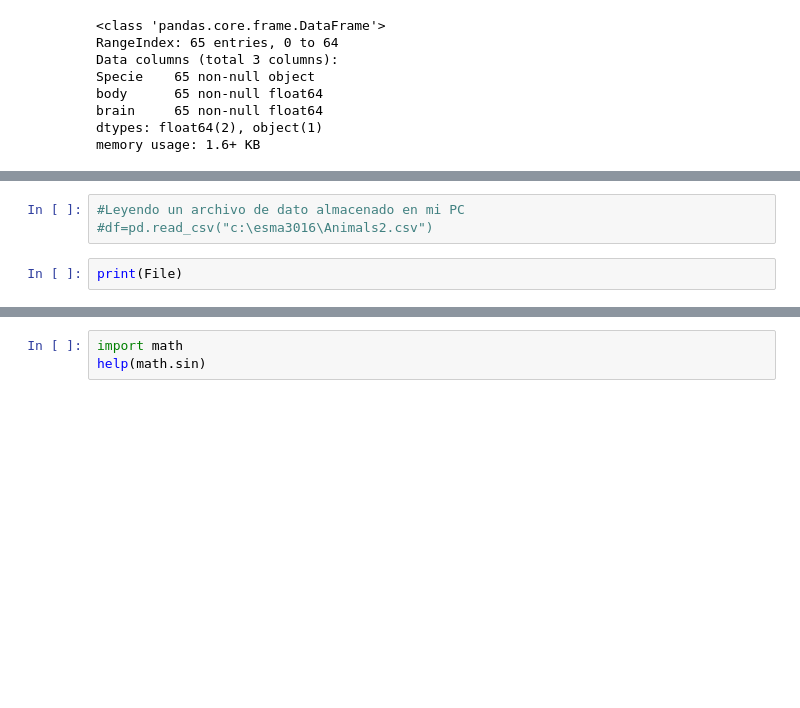
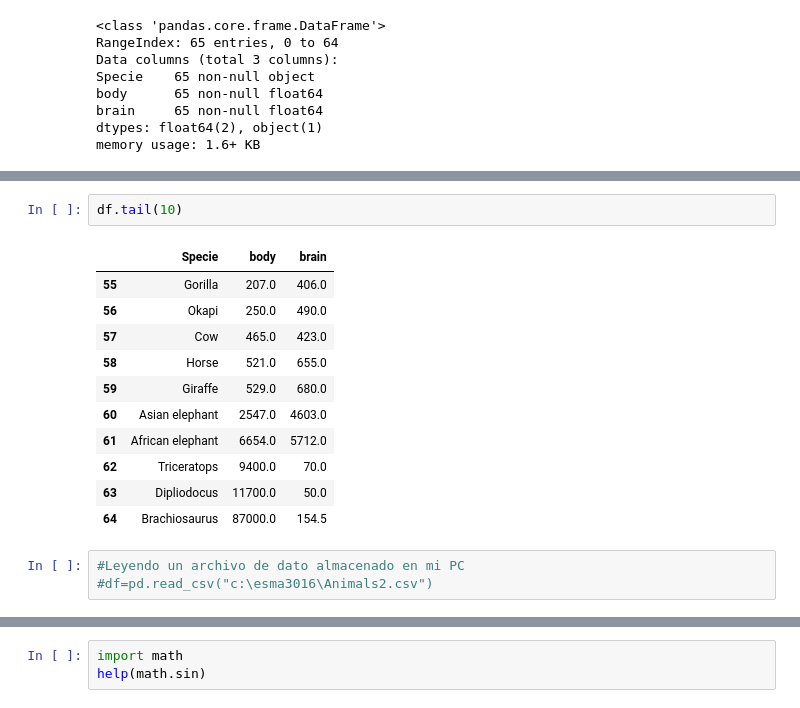
Before and after one commit to eacunafer/DataAnalysiswithPython3, a Jupyter notebook: Notebooks/Lab0v3.ipynb, the cells around one changed output, grey strips where cells are left out. Saved outputs shown, nothing was run; the diff lists cells and outputs as text; blank space fills up the shorter version.

```diff
--- a/Notebooks/Lab0v3.ipynb
+++ b/Notebooks/Lab0v3.ipynb
@@ -190,8 +209,20 @@ memory usage: 1.6+ KB
+# %%
+df.tail(10)
+# %% [output]
+|  | Specie | body | brain |
+| 55 | Gorilla | 207.0 | 406.0 |
+| 56 | Okapi | 250.0 | 490.0 |
+| 57 | Cow | 465.0 | 423.0 |
+| 58 | Horse | 521.0 | 655.0 |
+| 59 | Giraffe | 529.0 | 680.0 |
+| 60 | Asian elephant | 2547.0 | 4603.0 |
+| 61 | African elephant | 6654.0 | 5712.0 |
+| 62 | Triceratops | 9400.0 | 70.0 |
+| 63 | Dipliodocus | 11700.0 | 50.0 |
+| 64 | Brachiosaurus | 87000.0 | 154.5 |
 # %%
 #Leyendo un archivo de dato almacenado en mi PC
 #df=pd.read_csv("c:\esma3016\Animals2.csv")
-# %%
-print(File)
 # %%
 for e in __builtins__.__dict__:
     print(e)
```
Also changed, not shown: parts of 8 cells of this notebook, 2 other files.
